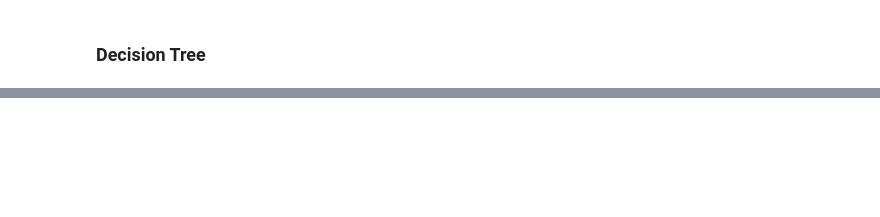
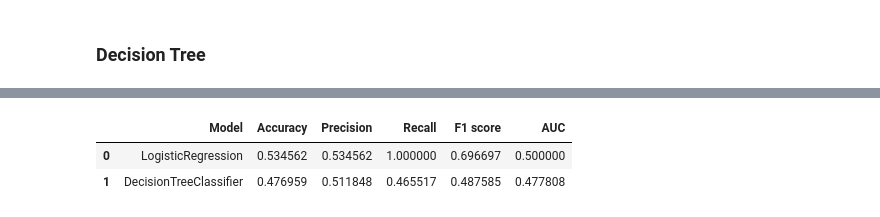
Before and after one commit to mr-robot77/Quera_G11-Project2, a Jupyter notebook: Problem 3/prediction.ipynb, the cells around one changed output, grey strips where cells are left out. Cells and saved outputs as stored; diff of their text form; code cells hidden in the pictures; blank space fills up the shorter version.

```diff
--- a/Problem 3/prediction.ipynb
+++ b/Problem 3/prediction.ipynb
@@ -633,11 +729,11 @@ from sklearn.tree import DecisionTreeClassifier
 from sklearn.model_selection import train_test_split
 
 
-X = df.drop(["Label"] , axis=1) # Features
-y = df["Label"]  # Target
+#X = df.drop(["Label"] , axis=1) # Features
+#y = df["Label"]  # Target
 
 # Split data
-X_train, X_test, y_train, y_test = train_test_split(X, y, test_size=0.2, random_state=42)
+#X_train, X_test, y_train, y_test = train_test_split(X, y, test_size=0.2, random_state=42)
 
 # Train model
 model = DecisionTreeClassifier()
@@ -665,0 +834,45 @@ AUC: 0.5046304199385456
+# %%
+import warnings
+warnings.filterwarnings('ignore')
+
+# Create a dataframe to store the results
+results = pd.DataFrame({
+    "Model": [],
+    "Accuracy": [],
+    "Precision": [],
+    "Recall": [],
+    "F1 score": [],
+    "AUC": []
+})
+
+# Loop over the models
+for model_name in ["LogisticRegression", "DecisionTreeClassifier"]:
+    # Split the data
+#    X_train, X_test, y_train, y_test = train_test_split(df_train_val.drop(["Label"] , axis=1), df_train_val["Label"] , test_size=0.2, random_state=42)
+
+    # Train the model
+    if model_name == "LogisticRegression":
+        model = LogisticRegression()
+    elif model_name == "DecisionTreeClassifier":
+        model = DecisionTreeClassifier()
+    model.fit(X_train, y_train)
+
+    # Predict
+    y_pred = model.predict(X_test)
+
+    # Evaluate the model
+    results = results.append({
+        "Model": model_name,
+        "Accuracy": accuracy_score(y_test, y_pred),
+        "Precision": precision_score(y_test, y_pred),
+        "Recall": recall_score(y_test, y_pred),
+        "F1 score": f1_score(y_test, y_pred),
+        "AUC": roc_auc_score(y_test, y_pred)
+    }, ignore_index=True)
+
+# Print the results
+results
+# %% [output]
+|  | Model | Accuracy | Precision | Recall | F1 score | AUC |
+| 0 | LogisticRegression | 0.534562 | 0.534562 | 1.000000 | 0.696697 | 0.500000 |
+| 1 | DecisionTreeClassifier | 0.476959 | 0.511848 | 0.465517 | 0.487585 | 0.477808 |
```
Also changed, not shown: parts of 28 cells of this notebook.
